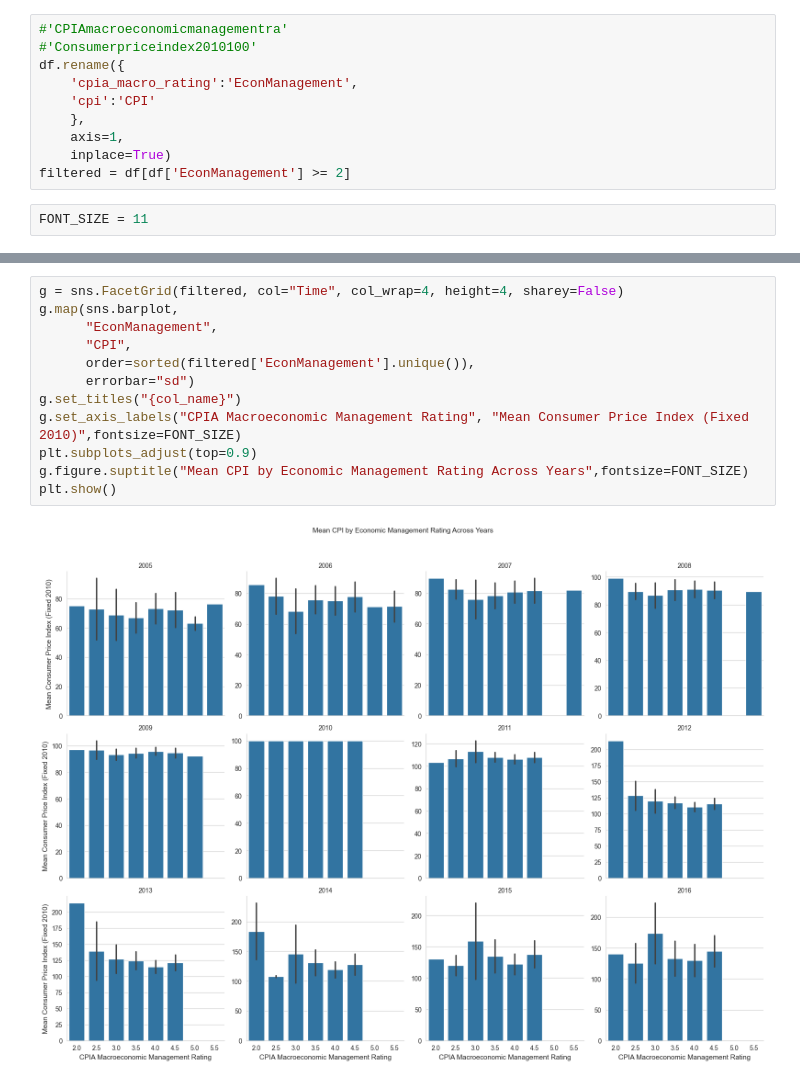
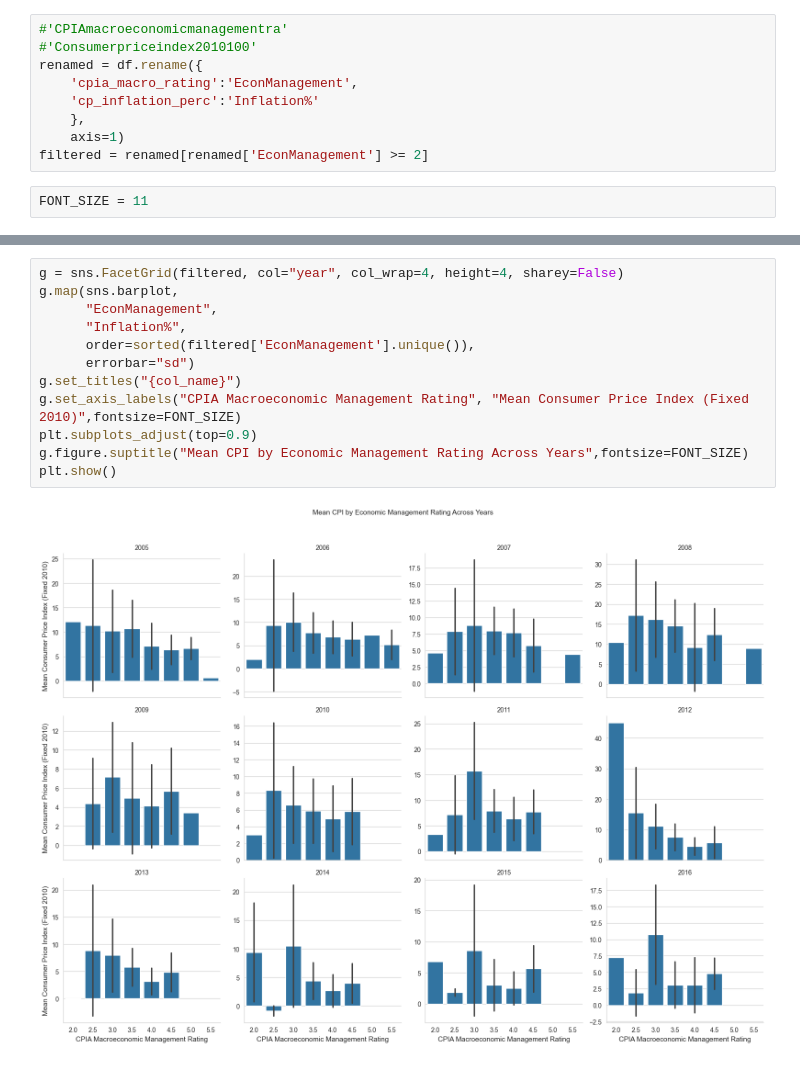
Before and after one commit to JoeyRussoniello/the-nexus-of-macroeconomic-policy-on-inflation, a Jupyter notebook: Python/python_visuals.ipynb, the cells around one changed output, grey strips where cells are left out. Saved outputs shown, nothing was run; the diff lists cells and outputs as text.

```diff
--- a/Python/python_visuals.ipynb
+++ b/Python/python_visuals.ipynb
@@ -46,13 +44,12 @@ heatmap(cov,"Covariance Matrix",annot=False)
 # %%
 #'CPIAmacroeconomicmanagementra'
 #'Consumerpriceindex2010100'
-df.rename({
+renamed = df.rename({
     'cpia_macro_rating':'EconManagement',
-    'cpi':'CPI'
+    'cp_inflation_perc':'Inflation%'
     },
-    axis=1,
-    inplace=True)
-filtered = df[df['EconManagement'] >= 2]
+    axis=1)
+filtered = renamed[renamed['EconManagement'] >= 2]
 # %%
 FONT_SIZE = 11
 # %%
@@ -106,14 +103,14 @@ plt.show()
 # %%
-g = sns.FacetGrid(filtered, col="Time", col_wrap=4, height=4, sharey=False)
+g = sns.FacetGrid(filtered, col="year", col_wrap=4, height=4, sharey=False)
 g.map(sns.barplot,
       "EconManagement",
-      "CPI",
+      "Inflation%",
       order=sorted(filtered['EconManagement'].unique()),
       errorbar="sd")
 g.set_titles("{col_name}")
 g.set_axis_labels("CPIA Macroeconomic Management Rating", "Mean Consumer Price Index (Fixed 2010)",fontsize=FONT_SIZE)
 plt.subplots_adjust(top=0.9)
 g.figure.suptitle("Mean CPI by Economic Management Rating Across Years",fontsize=FONT_SIZE)
 plt.show()
 # %% [output]
-[figure, old version]
+[figure, new version]
```
Also changed, not shown: parts of 5 cells of this notebook, 11 other files.
